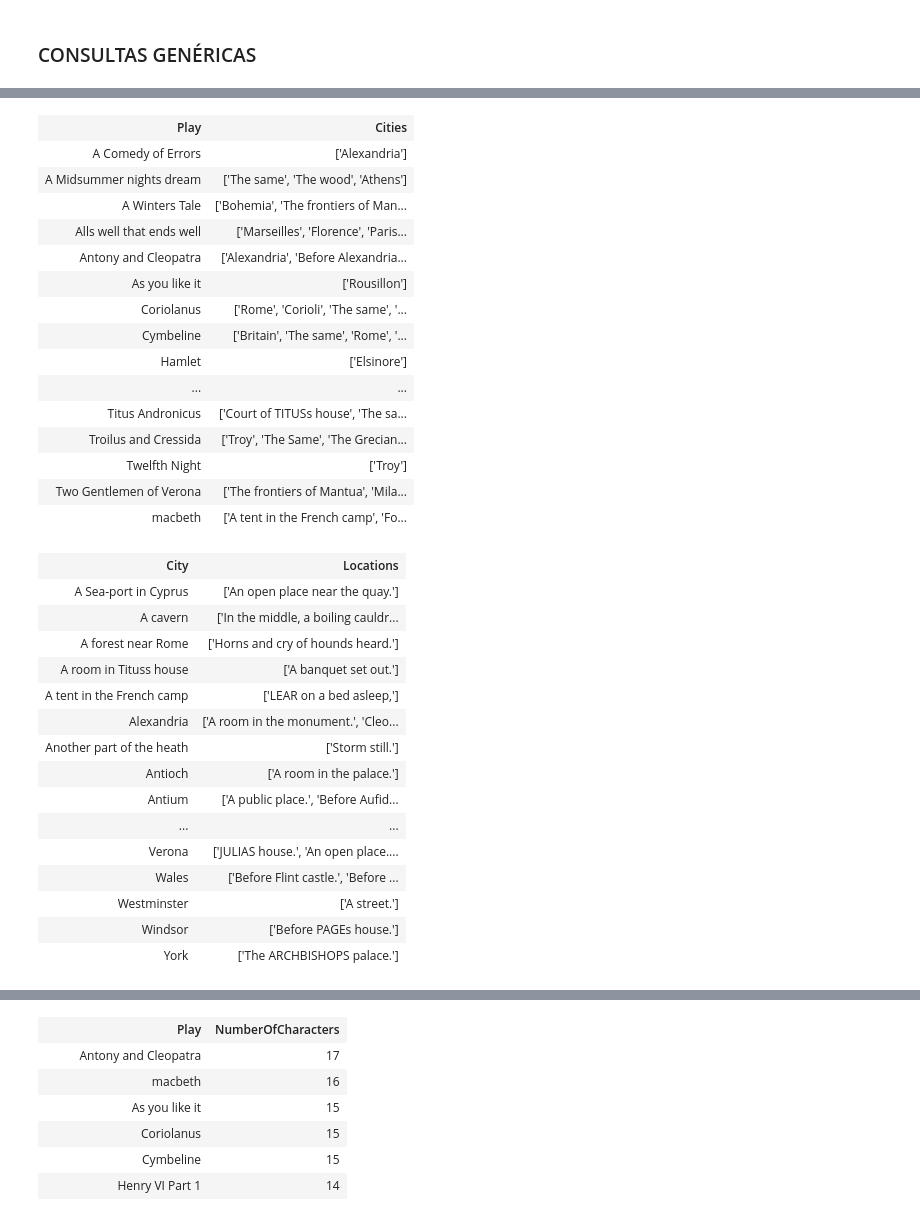
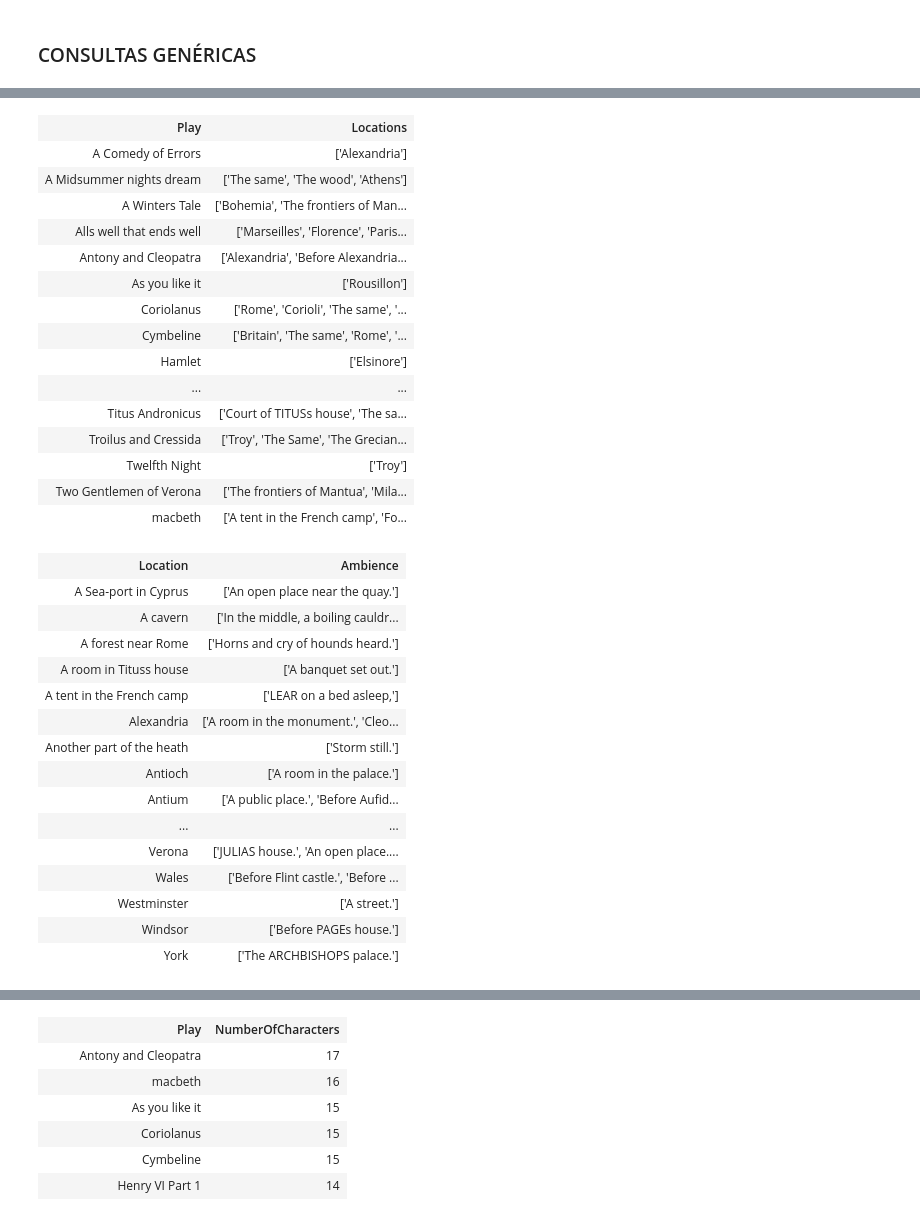
Before and after one commit to jorgedediosb/datahack, a Jupyter notebook: modulo_2-NoSQL/datahack-nosql-v4/work/practica/shakespeare_locations_neo4j.ipynb, the cells around one changed output, grey strips where cells are left out. Drawn from its saved outputs; the diff is of its cells as text; code cells hidden in the pictures.

```diff
--- a/modulo_2-NoSQL/datahack-nosql-v4/work/practica/shakespeare_locations_neo4j.ipynb
+++ b/modulo_2-NoSQL/datahack-nosql-v4/work/practica/shakespeare_locations_neo4j.ipynb
@@ -320,9 +344,9 @@ graph.run("""
 | Richard II | ['SCENE VI. Windsor castle.', 'SC... |
 | Henry VI Part 3 | ['SCENE VII. London. The palace.'... |
 # %%
-# Consulta 3: De las obras en Londres, saber los personajes que aparecen en cada obra.
+# Consulta 4: De las obras en Londres, saber los personajes que aparecen en cada obra.
 graph.run("""
-    MATCH (city:City {name:'London'})<-[:REPRESENTED_IN]-(play:Play)<-[:APPEARS_IN]-(character:Character)
+    MATCH (location:Location {name:'London'})<-[:REPRESENTED_IN]-(play:Play)<-[:APPEARS_IN]-(character:Character)
     RETURN play.name AS Play, COLLECT(character.name) AS Character
 """).to_table()
 # %% [output]
@@ -336,11 +360,11 @@ graph.run("""
 | Henry VI Part 1 | ['KING HENRY IV', 'YORK', 'SUFFOL... |
 | Henry IV | ['ARCHBISHOP OF YORK', 'SIR WALTE... |
 # %%
-# Consulta 4: Cuantas veces aparece un personaje en un ambiente y en qué ambiente.
+# Consulta 5: Cuantas veces aparece un personaje en un ambiente y en qué ambiente.
 
 graph.run("""
-    MATCH (location:Location)<-[HAS_LOCATIOIN]-(city:City {name:'London'})<-[:REPRESENTED_IN]-(play:Play)<-[:APPEARS_IN]-(character:Character)
-    RETURN character.name AS Character, COUNT(*) AS Appearances, COLLECT(location.name) As Location
+    MATCH (ambience:Ambience)<-[HAS_LOCATION]-(location:Location {name:'London'})<-[:REPRESENTED_IN]-(play:Play)<-[:APPEARS_IN]-(character:Character)
+    RETURN character.name AS Character, COUNT(*) AS Appearances, COLLECT(ambience.name) As Ambience
     ORDER BY Appearances DESC
 """).to_table()
 # %% [output]
@@ -371,8 +393,2 @@ RETURN play.name AS Play, scene.number AS Scene, COLLECT(line.text_entry) AS Sce
 # %% [markdown]
 ### CONSULTAS GENÉRICAS
-# %%
-# En qué ambientes aparecen los personajes de las obras de Londres.
-graph.run("""
-    MATCH (city:City {name: 'London'})-[:HAS_LOCATION]->(location:Location)<-[:IS_IN]-(character:Character)
-    RETURN character.name AS Character, COLLECT(DISTINCT location.name) AS Location
-""").to_table()
@@ -397,12 +396,12 @@ graph.run("""
 # Consulta: Listado con las localizaciones que aparecen en cada obra de Shakespeare
 
 graph.run("""
-    MATCH (play:Play)-[:REPRESENTED_IN]->(city:City)
-    RETURN play.name AS Play, COLLECT(city.name) AS Cities
+    MATCH (play:Play)-[:REPRESENTED_IN]->(location:Location)
+    RETURN play.name AS Play, COLLECT(location.name) AS Locations
     ORDER BY play.name
 """).to_table()
 # %% [output]
-| Play | Cities |
+| Play | Locations |
 | A Comedy of Errors | ['Alexandria'] |
 | A Midsummer nights dream | ['The same', 'The wood', 'Athens'] |
 | A Winters Tale | ['Bohemia', 'The frontiers of Man... |
@@ -421,13 +420,13 @@ graph.run("""
 # %%
 # Consulta: Listado con los ambientes que tiene cada una de las localizaciones de la obra de Shakespeare
 
 graph.run("""
-    MATCH (city:City)-[:HAS_LOCATION]->(location:Location)
-    RETURN city.name AS City, COLLECT(location.name) AS Locations
-    ORDER BY city.name
+    MATCH (location:Location)-[:HAS_LOCATION]->(ambience:Ambience)
+    RETURN location.name AS Location, COLLECT(ambience.name) AS Ambience
+    ORDER BY location.name
 """).to_table()
 # %% [output]
-| City | Locations |
+| Location | Ambience |
 | A Sea-port in Cyprus | ['An open place near the quay.'] |
 | A cavern | ['In the middle, a boiling cauldr... |
 | A forest near Rome | ['Horns and cry of hounds heard.'] |
```
Also changed, not shown: parts of 24 cells of this notebook, 4 other files.
